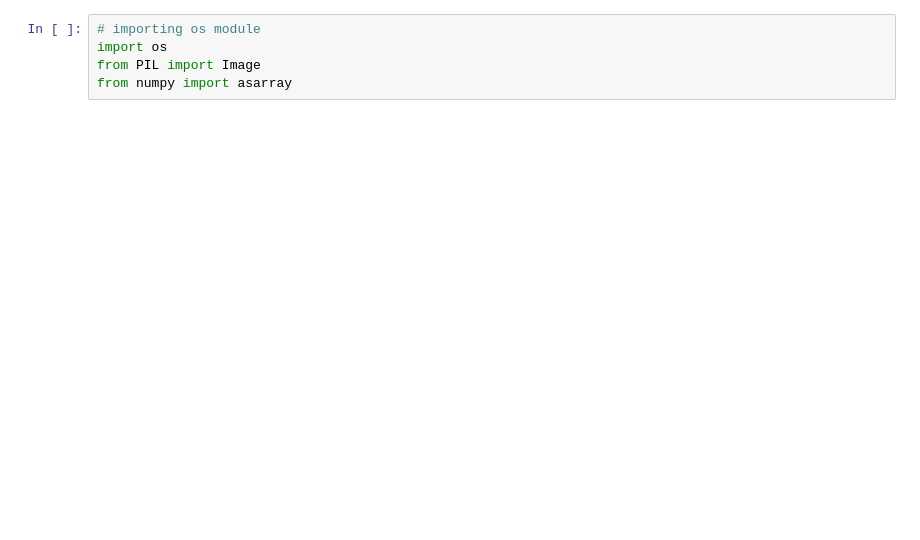
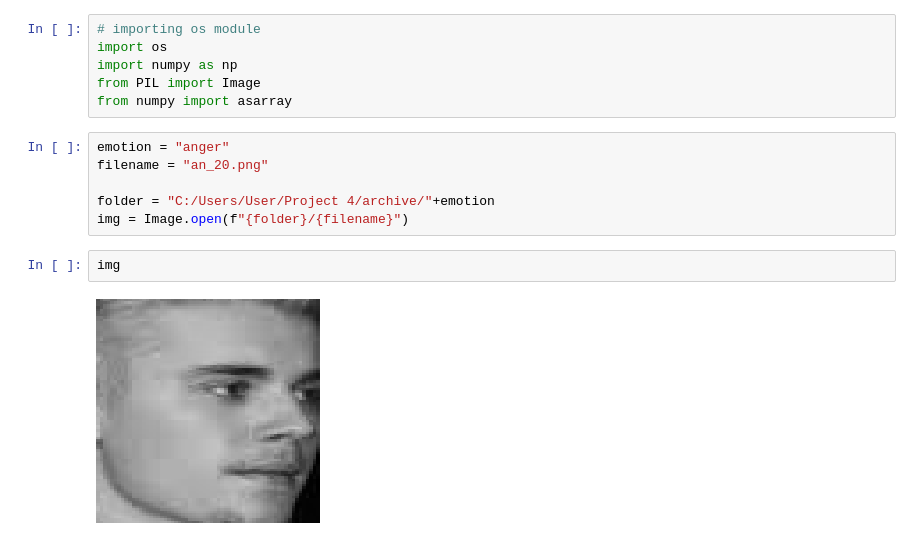
Before and after one commit to mmparvez/project_4, a Jupyter notebook: Image_to_array.ipynb, the cells around one changed output. Saved outputs shown, nothing was run; the diff lists cells and outputs as text; blank space fills up the shorter version.

Commit message:
Image to array

```diff
--- a/Image_to_array.ipynb
+++ b/Image_to_array.ipynb
@@ -1,5 +1,16 @@
 # %%
 # importing os module
 import os
+import numpy as np
 from PIL import Image
 from numpy import asarray
+# %%
+emotion = "anger"
+filename = "an_20.png"
+
+folder = "C:/Users/User/Project 4/archive/"+emotion
+img = Image.open(f"{folder}/{filename}")
+# %%
+img
+# %% [output]
+[figure, added]
```
Also changed, not shown: parts of 10 cells of this notebook.
